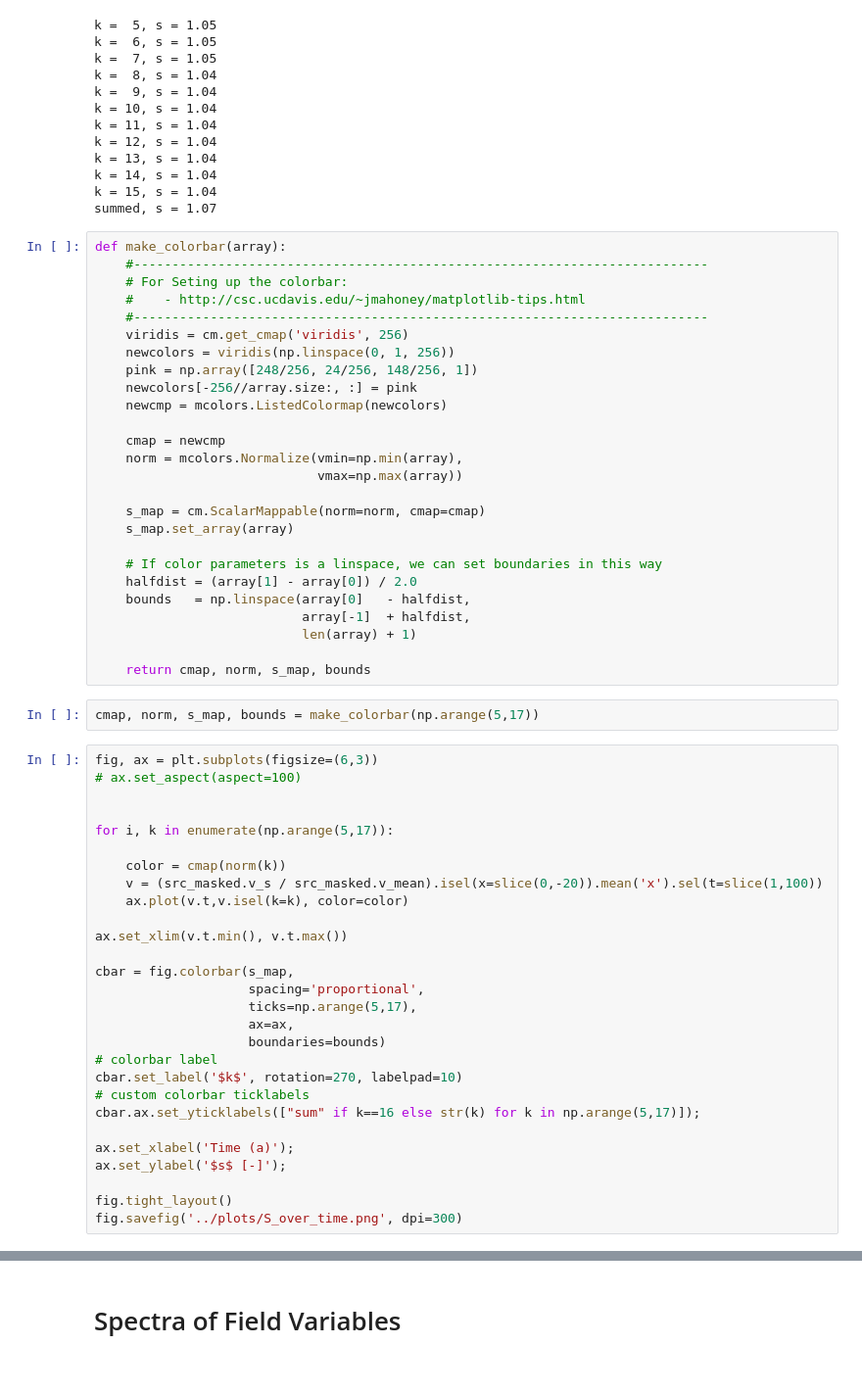
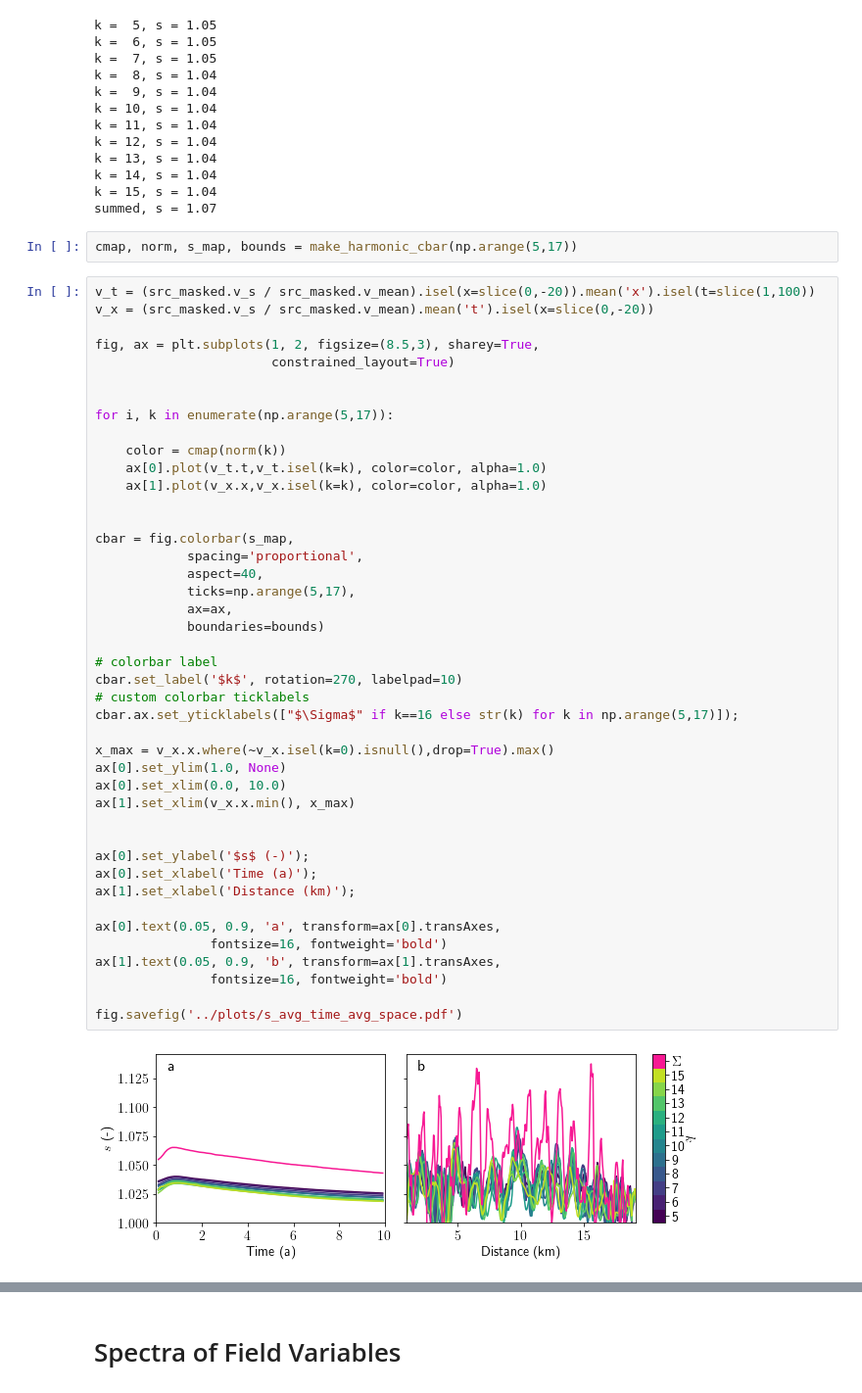
Before and after one commit to andrewdnolan/Harmonic_Beds, a Jupyter notebook: elmer/Notebooks/05.NS_postprocessing.ipynb, the cells around one changed output, grey strips where cells are left out. Shown at 98% size. Cells and saved outputs as stored; diff of their text form.

```diff
--- a/elmer/Notebooks/05.NS_postprocessing.ipynb
+++ b/elmer/Notebooks/05.NS_postprocessing.ipynb
@@ -103,59 +135,50 @@ k = 13, s = 1.04
 k = 14, s = 1.04
 k = 15, s = 1.04
 summed, s = 1.07
-# %%
-def make_colorbar(array):
-    #---------------------------------------------------------------------------
-    # For Seting up the colorbar:
-    #    - http://csc.ucdavis.edu/~jmahoney/matplotlib-tips.html
-    #---------------------------------------------------------------------------
-    viridis = cm.get_cmap('viridis', 256)
-    newcolors = viridis(np.linspace(0, 1, 256))
-    pink = np.array([248/256, 24/256, 148/256, 1])
-    newcolors[-256//array.size:, :] = pink
-    newcmp = mcolors.ListedColormap(newcolors)
-
-    cmap = newcmp
-    norm = mcolors.Normalize(vmin=np.min(array),
-                             vmax=np.max(array))
-
-    s_map = cm.ScalarMappable(norm=norm, cmap=cmap)
-    s_map.set_array(array)
-
-    # If color parameters is a linspace, we can set boundaries in this way
-    halfdist = (array[1] - array[0]) / 2.0
-    bounds   = np.linspace(array[0]   - halfdist,
-                           array[-1]  + halfdist,
-                           len(array) + 1)
-
-    return cmap, norm, s_map, bounds
 # %%
-cmap, norm, s_map, bounds = make_colorbar(np.arange(5,17))
+cmap, norm, s_map, bounds = make_harmonic_cbar(np.arange(5,17))
 # %%
-fig, ax = plt.subplots(figsize=(6,3))
-# ax.set_aspect(aspect=100)
+v_t = (src_masked.v_s / src_masked.v_mean).isel(x=slice(0,-20)).mean('x').isel(t=slice(1,100))
+v_x = (src_masked.v_s / src_masked.v_mean).mean('t').isel(x=slice(0,-20))
+
+fig, ax = plt.subplots(1, 2, figsize=(8.5,3), sharey=True,
+                       constrained_layout=True)
 
 
 for i, k in enumerate(np.arange(5,17)):
 
     color = cmap(norm(k))
-    v = (src_masked.v_s / src_masked.v_mean).isel(x=slice(0,-20)).mean('x').sel(t=slice(1,100))
-    ax.plot(v.t,v.isel(k=k), color=color)
+    ax[0].plot(v_t.t,v_t.isel(k=k), color=color, alpha=1.0)
+    ax[1].plot(v_x.x,v_x.isel(k=k), color=color, alpha=1.0)
 
-ax.set_xlim(v.t.min(), v.t.max())
 
 cbar = fig.colorbar(s_map,
-                    spacing='proportional',
-                    ticks=np.arange(5,17),
-                    ax=ax,
-                    boundaries=bounds)
+            spacing='proportional',
+            aspect=40,
+            ticks=np.arange(5,17),
+            ax=ax,
+            boundaries=bounds)
+
 # colorbar label
 cbar.set_label('$k$', rotation=270, labelpad=10)
 # custom colorbar ticklabels
-cbar.ax.set_yticklabels(["sum" if k==16 else str(k) for k in np.arange(5,17)]);
+cbar.ax.set_yticklabels(["$\Sigma$" if k==16 else str(k) for k in np.arange(5,17)]);
 
-ax.set_xlabel('Time (a)');
-ax.set_ylabel('$s$ [-]');
+x_max = v_x.x.where(~v_x.isel(k=0).isnull(),drop=True).max()
+ax[0].set_ylim(1.0, None)
+ax[0].set_xlim(0.0, 10.0)
+ax[1].set_xlim(v_x.x.min(), x_max)
 
-fig.tight_layout()
-fig.savefig('../plots/S_over_time.png', dpi=300)
+
+ax[0].set_ylabel('$s$ (-)');
+ax[0].set_xlabel('Time (a)');
+ax[1].set_xlabel('Distance (km)');
+
+ax[0].text(0.05, 0.9, 'a', transform=ax[0].transAxes,
+               fontsize=16, fontweight='bold')
+ax[1].text(0.05, 0.9, 'b', transform=ax[1].transAxes,
+               fontsize=16, fontweight='bold')
+
+fig.savefig('../plots/s_avg_time_avg_space.pdf')
+# %% [output]
+[figure, added]
```
Also changed, not shown: parts of 20 cells of this notebook, 4 other files.
